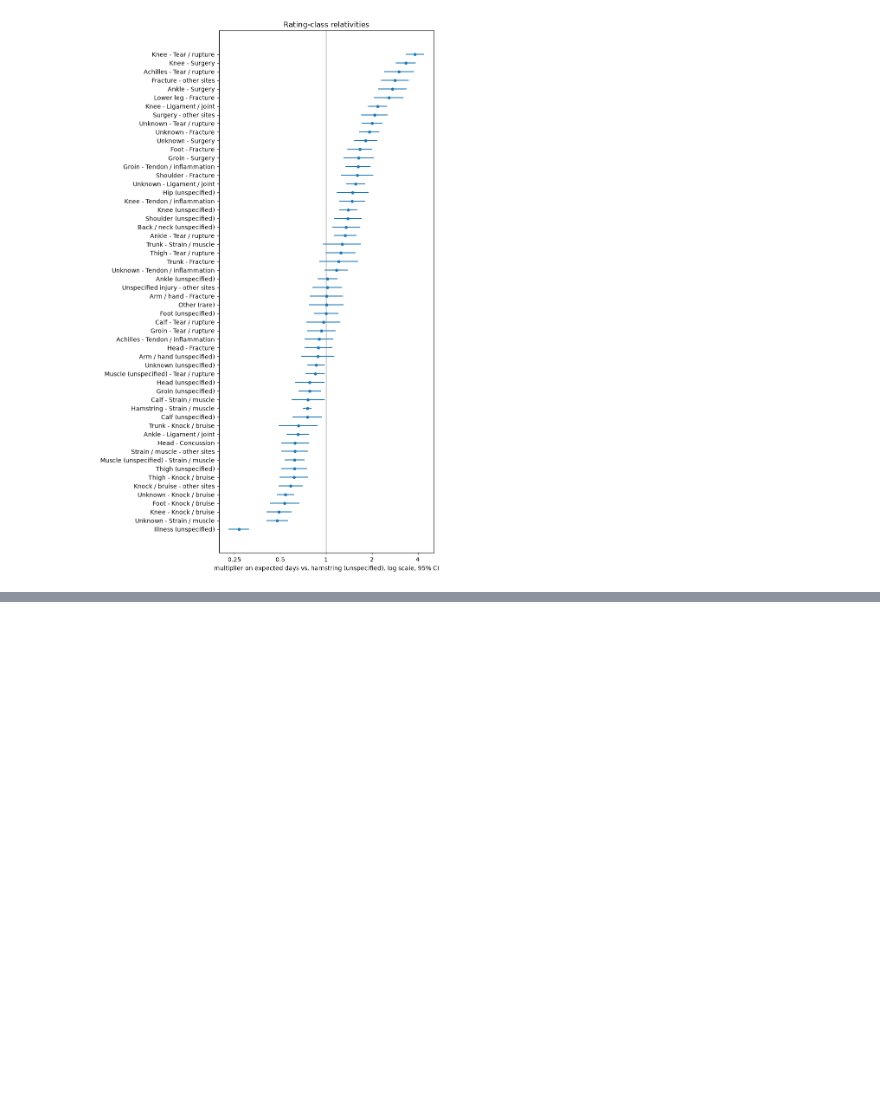
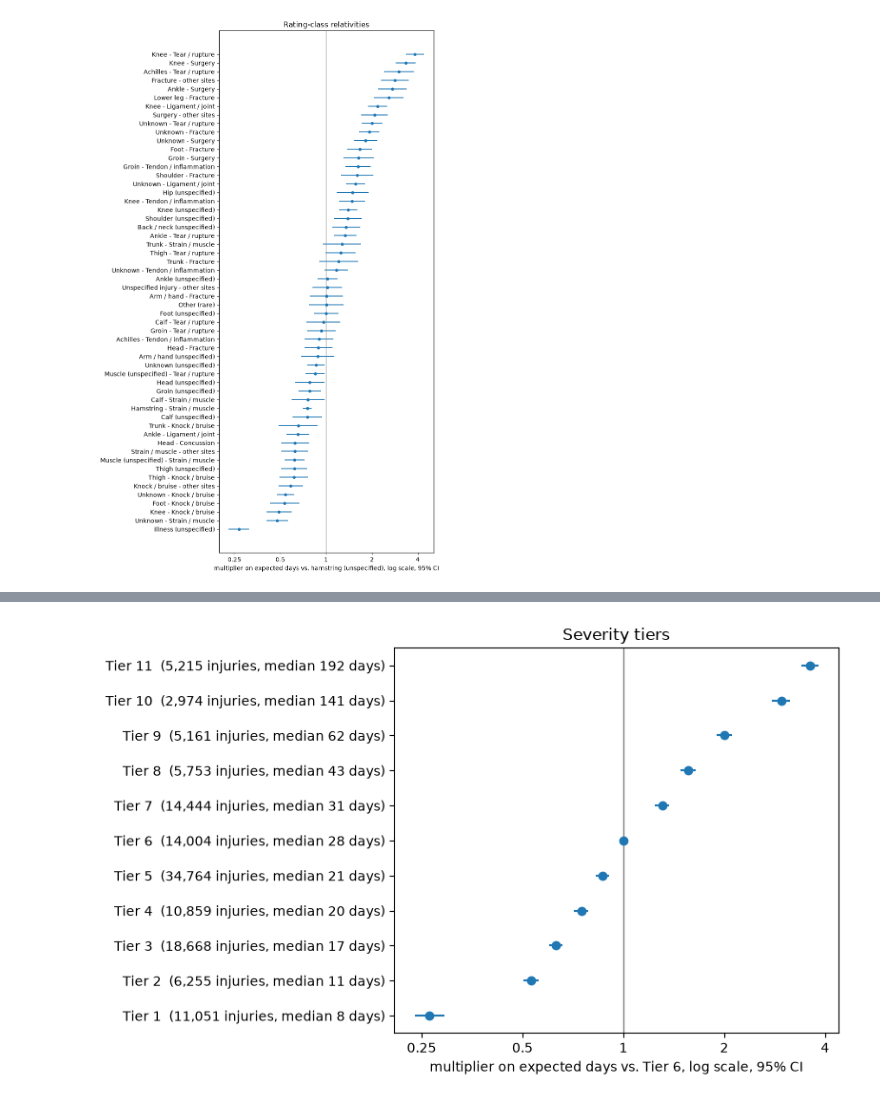
Before and after one commit to Joakley137/Capstone-Insurance-Athletes, a Jupyter notebook: severity_models.ipynb, the cells around one changed output, grey strips where cells are left out. Cells and saved outputs as stored; diff of their text form; code cells hidden in the pictures; blank space fills up the shorter version.

```diff
--- a/severity_models.ipynb
+++ b/severity_models.ipynb
@@ -267,0 +281,5 @@ plt.tight_layout()
+# %%
+tiered = models["Gamma GLM, severity tiers + interactions"]
+tiers = tiered.tier_table(train)
+print(f"{len(tiers)} tiers from {data.injury_class.nunique()} rating classes")
+tiers
@@ -267,0 +301,12 @@ plt.tight_layout()
+# %%
+fig, ax = plt.subplots(figsize=(8, 5))
+y = range(len(tiers))
+ax.errorbar(tiers.multiplier, y, xerr=[tiers.multiplier - tiers.ci_low, tiers.ci_high - tiers.multiplier], fmt="o", ms=6)
+ax.set_yticks(list(y), [f"{t}  ({n:,} injuries, median {m:.0f} days)" for t, n, m in zip(tiers.index, tiers.injuries, tiers.median_days)])
+ax.axvline(1, color="grey", lw=1)
+ticks = [0.25, 0.5, 1, 2, 4]
+ax.set(xscale="log", xlabel=f"multiplier on expected days vs. {tiered.ref_tier}, log scale, 95% CI", title="Severity tiers")
+ax.set_xticks(ticks, [f"{t:g}" for t in ticks]); ax.minorticks_off()
+plt.tight_layout()
+# %% [output]
+[figure, added]
```
Also changed, not shown: parts of 9 cells of this notebook, 3 other files.
